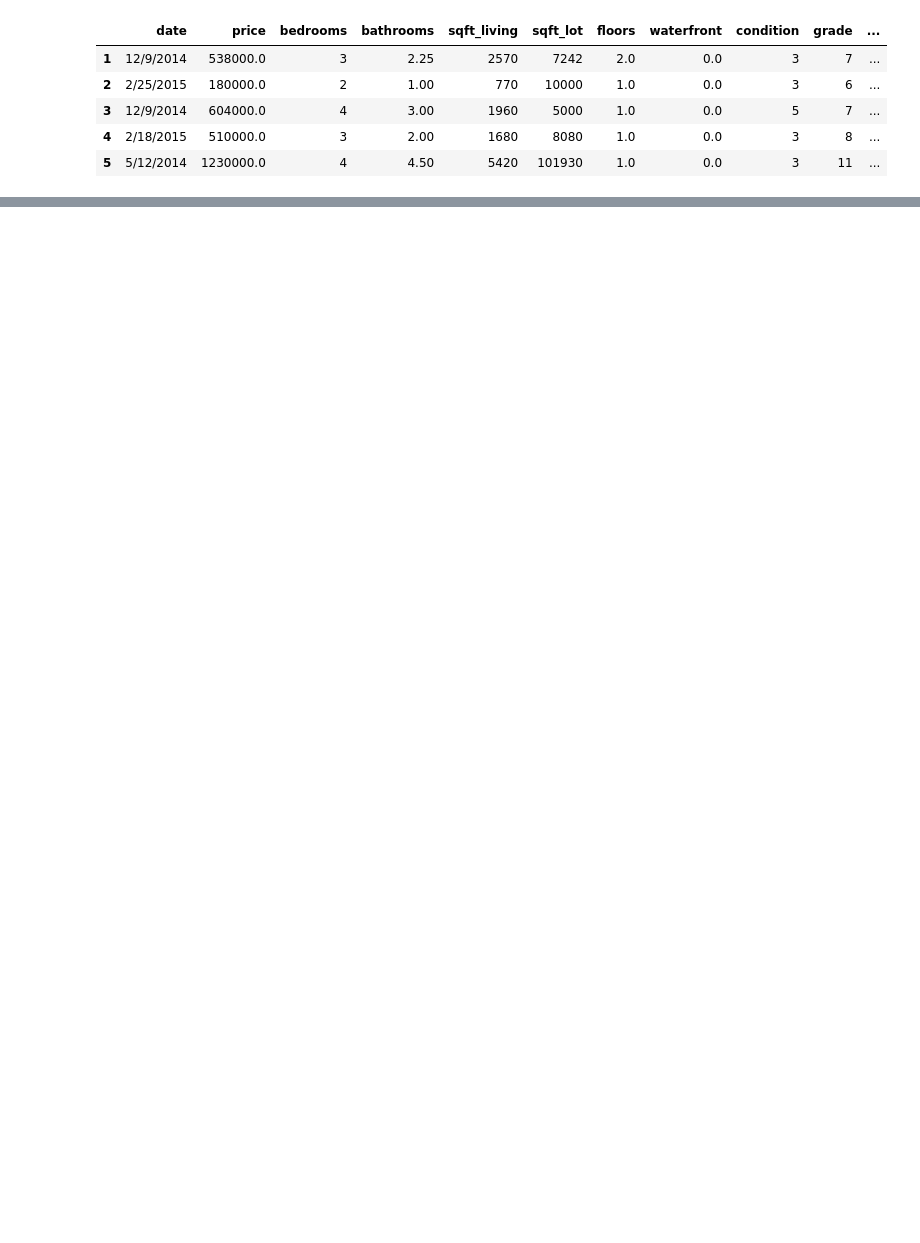
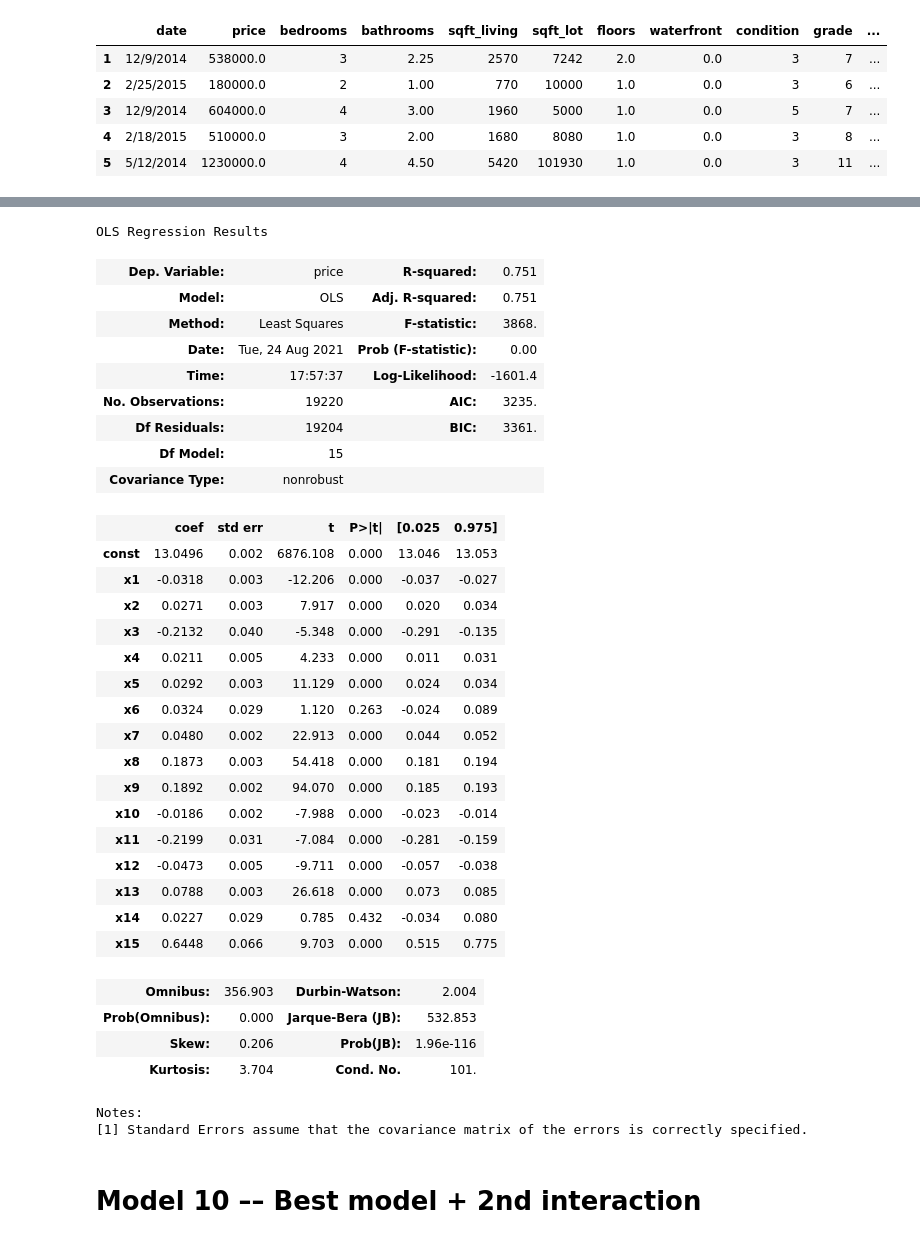
Before and after one commit to ericdnbn/Phase_2_Project, a Jupyter notebook: Eric's Project 2 Notebook.ipynb, the cells around one changed output, grey strips where cells are left out. Cells and saved outputs as stored; diff of their text form; code cells hidden in the pictures; blank space fills up the shorter version.

```diff
--- a/Eric's Project 2 Notebook.ipynb
+++ b/Eric's Project 2 Notebook.ipynb
@@ -366,0 +1210,2 @@ print(y_hat_test)
+# %%
+df2 = df.copy()
@@ -366,0 +1221,6 @@ print(y_hat_test)
+# %%
+# Creating first interaction term
+# Prioritizing features to create interaction terms from
+# by starting with those features left after performing RFE to get 6
+
+df2['sqft_waterfront'] = df2['sqft_living'] * df2['waterfront']
@@ -366,0 +1383,2 @@ print(y_hat_test)
+# %%
+df2['sqft_house_neighbors'] = df2['sqft_living'] * df2['sqft_living15']
@@ -366,0 +1476,70 @@ print(y_hat_test)
+# %%
+y9 = df['price']
+X_col9 = ['bedrooms',
+         'bathrooms',
+         'sqft_living',
+         'sqft_lot',
+         'floors',
+         'waterfront',
+         'condition',
+         'grade',
+         'lat',
+         'long',
+         'sqft_living15',
+         'sqft_lot15',
+         'yrs_old',
+         'sqft_waterfront',
+         'sqft_house_neighbors']
+X9 = df2[X_col9]
+
+scaler = StandardScaler()
+
+X_scale9 = scaler.fit_transform(X9)
+
+# Using the sm.OLS() method, we need to manually add constant to the model
+X9 = sm.add_constant(X_scale9)
+
+# Create the model object
+model = sm.OLS(y9, X9)
+
+# Fit the model to the dataset
+result = model.fit()
+
+# Print the summary output
+result.summary()
+# %% [output]
+OLS Regression Results
+| Dep. Variable: | price | R-squared: | 0.751 |
+| Model: | OLS | Adj. R-squared: | 0.751 |
+| Method: | Least Squares | F-statistic: | 3868. |
+| Date: | Tue, 24 Aug 2021 | Prob (F-statistic): | 0.00 |
+| Time: | 17:57:37 | Log-Likelihood: | -1601.4 |
+| No. Observations: | 19220 | AIC: | 3235. |
+| Df Residuals: | 19204 | BIC: | 3361. |
+| Df Model: | 15 |  |  |
+| Covariance Type: | nonrobust |  |  |
+|  | coef | std err | t | P>|t| | [0.025 | 0.975] |
+| const | 13.0496 | 0.002 | 6876.108 | 0.000 | 13.046 | 13.053 |
+| x1 | -0.0318 | 0.003 | -12.206 | 0.000 | -0.037 | -0.027 |
+| x2 | 0.0271 | 0.003 | 7.917 | 0.000 | 0.020 | 0.034 |
+| x3 | -0.2132 | 0.040 | -5.348 | 0.000 | -0.291 | -0.135 |
+| x4 | 0.0211 | 0.005 | 4.233 | 0.000 | 0.011 | 0.031 |
+| x5 | 0.0292 | 0.003 | 11.129 | 0.000 | 0.024 | 0.034 |
+| x6 | 0.0324 | 0.029 | 1.120 | 0.263 | -0.024 | 0.089 |
+| x7 | 0.0480 | 0.002 | 22.913 | 0.000 | 0.044 | 0.052 |
+| x8 | 0.1873 | 0.003 | 54.418 | 0.000 | 0.181 | 0.194 |
+| x9 | 0.1892 | 0.002 | 94.070 | 0.000 | 0.185 | 0.193 |
+| x10 | -0.0186 | 0.002 | -7.988 | 0.000 | -0.023 | -0.014 |
+| x11 | -0.2199 | 0.031 | -7.084 | 0.000 | -0.281 | -0.159 |
+| x12 | -0.0473 | 0.005 | -9.711 | 0.000 | -0.057 | -0.038 |
+| x13 | 0.0788 | 0.003 | 26.618 | 0.000 | 0.073 | 0.085 |
+| x14 | 0.0227 | 0.029 | 0.785 | 0.432 | -0.034 | 0.080 |
+| x15 | 0.6448 | 0.066 | 9.703 | 0.000 | 0.515 | 0.775 |
+| Omnibus: | 356.903 | Durbin-Watson: | 2.004 |
+| Prob(Omnibus): | 0.000 | Jarque-Bera (JB): | 532.853 |
+| Skew: | 0.206 | Prob(JB): | 1.96e-116 |
+| Kurtosis: | 3.704 | Cond. No. | 101. |
+Notes:
+[1] Standard Errors assume that the covariance matrix of the errors is correctly specified.
+# %% [markdown]
+# Model 10 –– Best model + 2nd interaction
```
Also changed, not shown: parts of 114 cells of this notebook.
